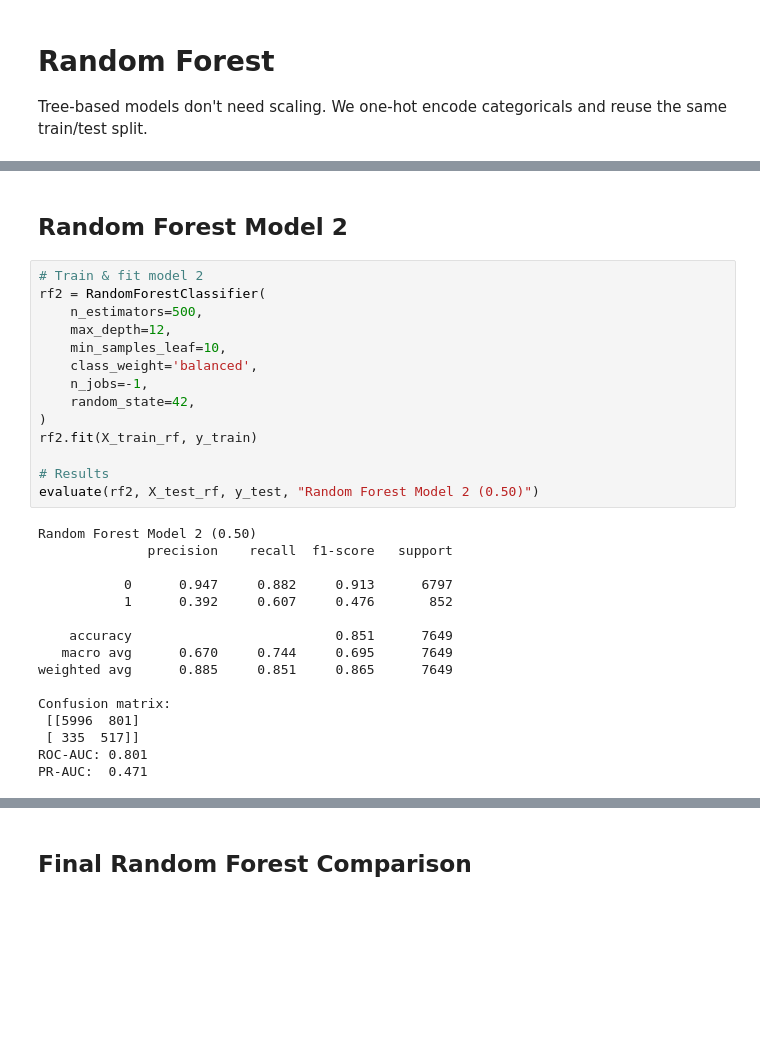
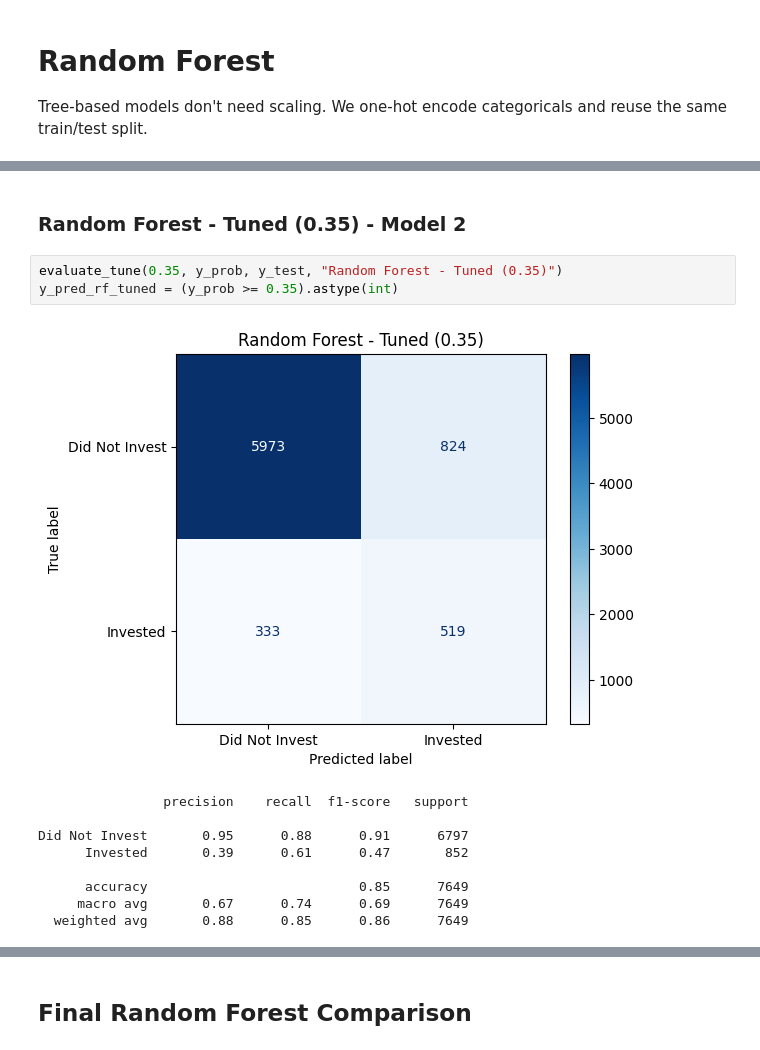
Before and after one commit to vys5hb/ML1_final, a Jupyter notebook: notebooks/main.ipynb, the cells around one changed output, grey strips where cells are left out. Cells and saved outputs as stored; diff of their text form; blank space fills up the shorter version.

```diff
--- a/notebooks/main.ipynb
+++ b/notebooks/main.ipynb
@@ -381,32 +402,15 @@ PR-AUC:  0.456
 # %% [markdown]
-## Random Forest Model 2
+### Random Forest - Tuned (0.35) - Model 2
-# %%
-# Train & fit model 2
-rf2 = RandomForestClassifier(
-    n_estimators=500,
-    max_depth=12,
-    min_samples_leaf=10,
-    class_weight='balanced',
-    n_jobs=-1,
-    random_state=42,
-)
-rf2.fit(X_train_rf, y_train)
-
-# Results
-evaluate(rf2, X_test_rf, y_test, "Random Forest Model 2 (0.50)")
-# %% [output]
-Random Forest Model 2 (0.50)
-              precision    recall  f1-score   support
-
-           0      0.947     0.882     0.913      6797
-           1      0.392     0.607     0.476       852
-
-    accuracy                          0.851      7649
-   macro avg      0.670     0.744     0.695      7649
-weighted avg      0.885     0.851     0.865      7649
-
-Confusion matrix:
- [[5996  801]
- [ 335  517]]
-ROC-AUC: 0.801
-PR-AUC:  0.471
+# %%
+evaluate_tune(0.35, y_prob, y_test, "Random Forest - Tuned (0.35)")
+y_pred_rf_tuned = (y_prob >= 0.35).astype(int)
+# %% [output]
+[figure, added]
+                precision    recall  f1-score   support
+
+Did Not Invest       0.95      0.88      0.91      6797
+      Invested       0.39      0.61      0.47       852
+
+      accuracy                           0.85      7649
+     macro avg       0.67      0.74      0.69      7649
+  weighted avg       0.88      0.85      0.86      7649
```
Also changed, not shown: parts of 30 cells of this notebook.
